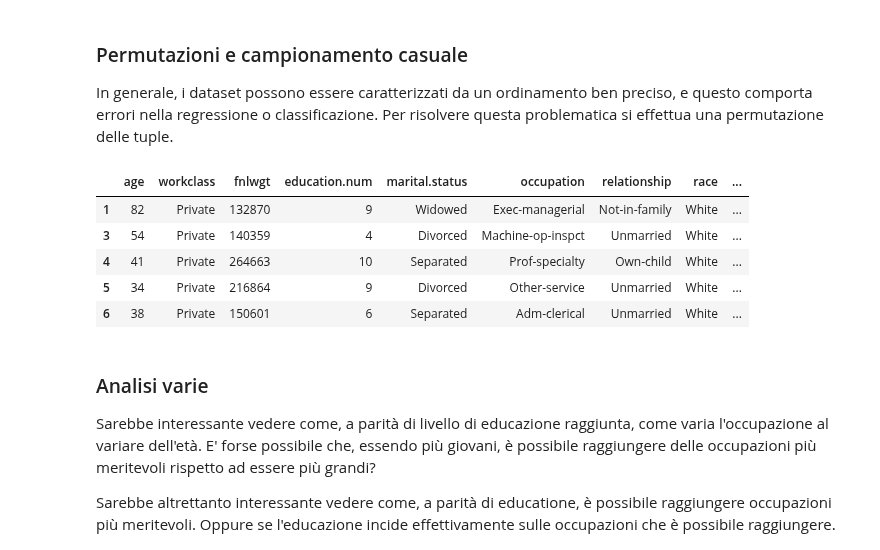
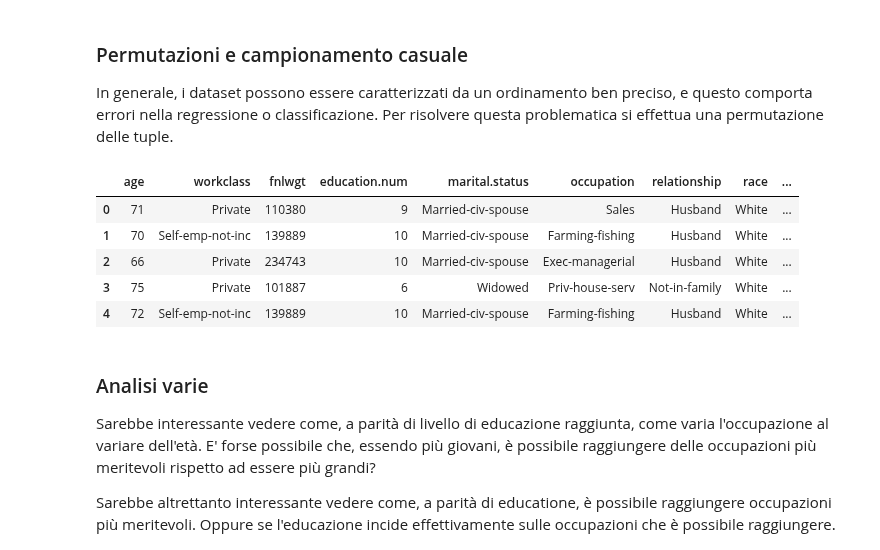
Before and after one commit to ale29ruf/Progetto_Data_Mining, a Jupyter notebook: ProgettoACI.ipynb, the cells around one changed output. Drawn from its saved outputs; the diff is of its cells as text; code cells hidden in the pictures.

```diff
--- a/ProgettoACI.ipynb
+++ b/ProgettoACI.ipynb
@@ -168,7 +168,7 @@ E' importante sapere che **'fnlwgt' è un peso statistico** **assegnato a ciascu
 # Per l'analisi di correlazione eseguo prima la codifica one hot almeno sulla variabile target
 one_hot_income = pd.get_dummies(new_data['income'])
 new_data = pd.concat([new_data, one_hot_income], axis=1)
-new_data = new_data.drop('income', axis=1)
+#new_data = new_data.drop('income', axis=1)
 new_data.head()
 # %% [output]
 |  | age | workclass | fnlwgt | education | education.num | marital.status | occupation | relationship | ... |
@@ -460,17 +461,21 @@ new_data.head()
 ### Permutazioni e campionamento casuale
 
 In generale, i dataset possono essere caratterizzati da un ordinamento ben preciso, e questo comporta errori nella regressione o classificazione. Per risolvere questa problematica si effettua una permutazione delle tuple.
+# %%
+import numpy as np
+
+np.random.seed(42)
+data_1 = new_data.copy()
 # %%
-np.random.seed(42)
-new_data_permuted = new_data.sample(frac=1, random_state=42).reset_index(drop=True)
+new_data = data_1.sample(frac=1, random_state=42).reset_index(drop=True)
 new_data.head()
 # %% [output]
 |  | age | workclass | fnlwgt | education.num | marital.status | occupation | relationship | race | ... |
-| 1 | 82 | Private | 132870 | 9 | Widowed | Exec-managerial | Not-in-family | White | ... |
-| 3 | 54 | Private | 140359 | 4 | Divorced | Machine-op-inspct | Unmarried | White | ... |
-| 4 | 41 | Private | 264663 | 10 | Separated | Prof-specialty | Own-child | White | ... |
-| 5 | 34 | Private | 216864 | 9 | Divorced | Other-service | Unmarried | White | ... |
-| 6 | 38 | Private | 150601 | 6 | Separated | Adm-clerical | Unmarried | White | ... |
+| 0 | 71 | Private | 110380 | 9 | Married-civ-spouse | Sales | Husband | White | ... |
+| 1 | 70 | Self-emp-not-inc | 139889 | 10 | Married-civ-spouse | Farming-fishing | Husband | White | ... |
+| 2 | 66 | Private | 234743 | 10 | Married-civ-spouse | Exec-managerial | Husband | White | ... |
+| 3 | 75 | Private | 101887 | 6 | Widowed | Priv-house-serv | Not-in-family | White | ... |
+| 4 | 72 | Self-emp-not-inc | 139889 | 10 | Married-civ-spouse | Farming-fishing | Husband | White | ... |
 # %% [markdown]
 ### Analisi varie
 
```
Also changed, not shown: parts of 34 cells of this notebook.
